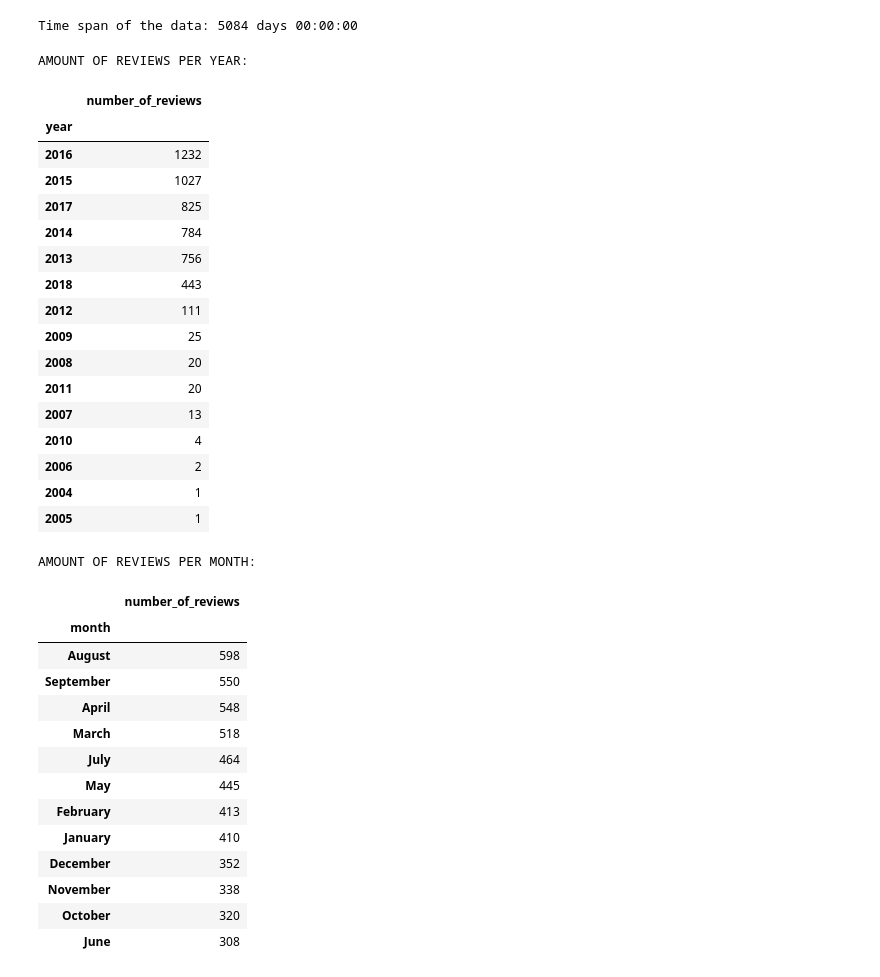
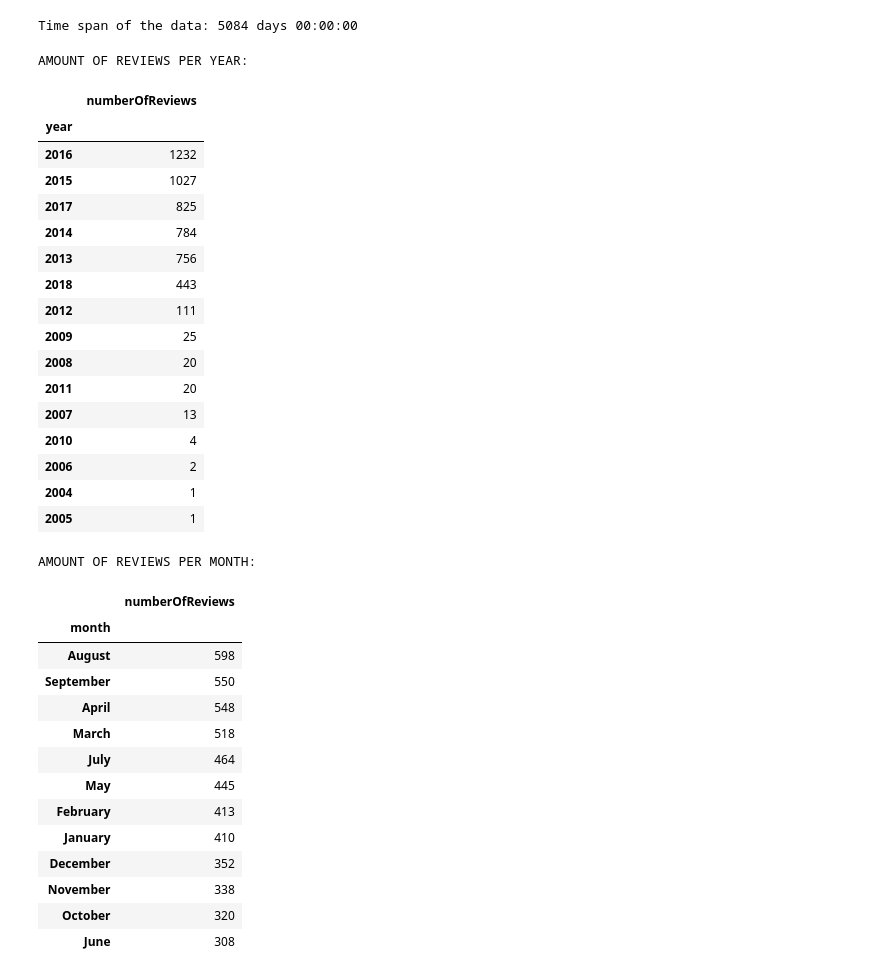
Before and after one commit to ahmadbashorun/AI6-amazon-reviews-EDA-project, a Jupyter notebook: Beauty_cleaning.ipynb, the cells around one changed output. Drawn from its saved outputs; the diff is of its cells as text; code cells hidden in the pictures.

```diff
--- a/Beauty_cleaning.ipynb
+++ b/Beauty_cleaning.ipynb
@@ -97,13 +97,13 @@ beauty_df["dayOfTheWeek"] = beauty_df["reviewTime"].dt.day_name()
 # %%
 year_count = beauty_df.groupby("year").count().sort_values(
     "reviewText", ascending=False)[["reviewText"]]
-year_count.rename(columns={"reviewText":"number_of_reviews"}, inplace=True)
+year_count.rename(columns={"reviewText":"numberOfReviews"}, inplace=True)
 
 print("AMOUNT OF REVIEWS PER YEAR:")
 year_count
 # %% [output]
 AMOUNT OF REVIEWS PER YEAR:
-|  | number_of_reviews |
+|  | numberOfReviews |
 | year |  |
 | 2016 | 1232 |
 | 2015 | 1027 |
@@ -123,13 +123,13 @@ AMOUNT OF REVIEWS PER YEAR:
 # %%
 month_count = beauty_df.groupby("month").count().sort_values(
     "reviewText", ascending=False)[["reviewText"]]
-month_count.rename(columns={"reviewText":"number_of_reviews"}, inplace=True)
+month_count.rename(columns={"reviewText":"numberOfReviews"}, inplace=True)
 
 print("AMOUNT OF REVIEWS PER MONTH:")
 month_count
 # %% [output]
 AMOUNT OF REVIEWS PER MONTH:
-|  | number_of_reviews |
+|  | numberOfReviews |
 | month |  |
 | August | 598 |
 | September | 550 |
```
Also changed, not shown: parts of 8 cells of this notebook.
